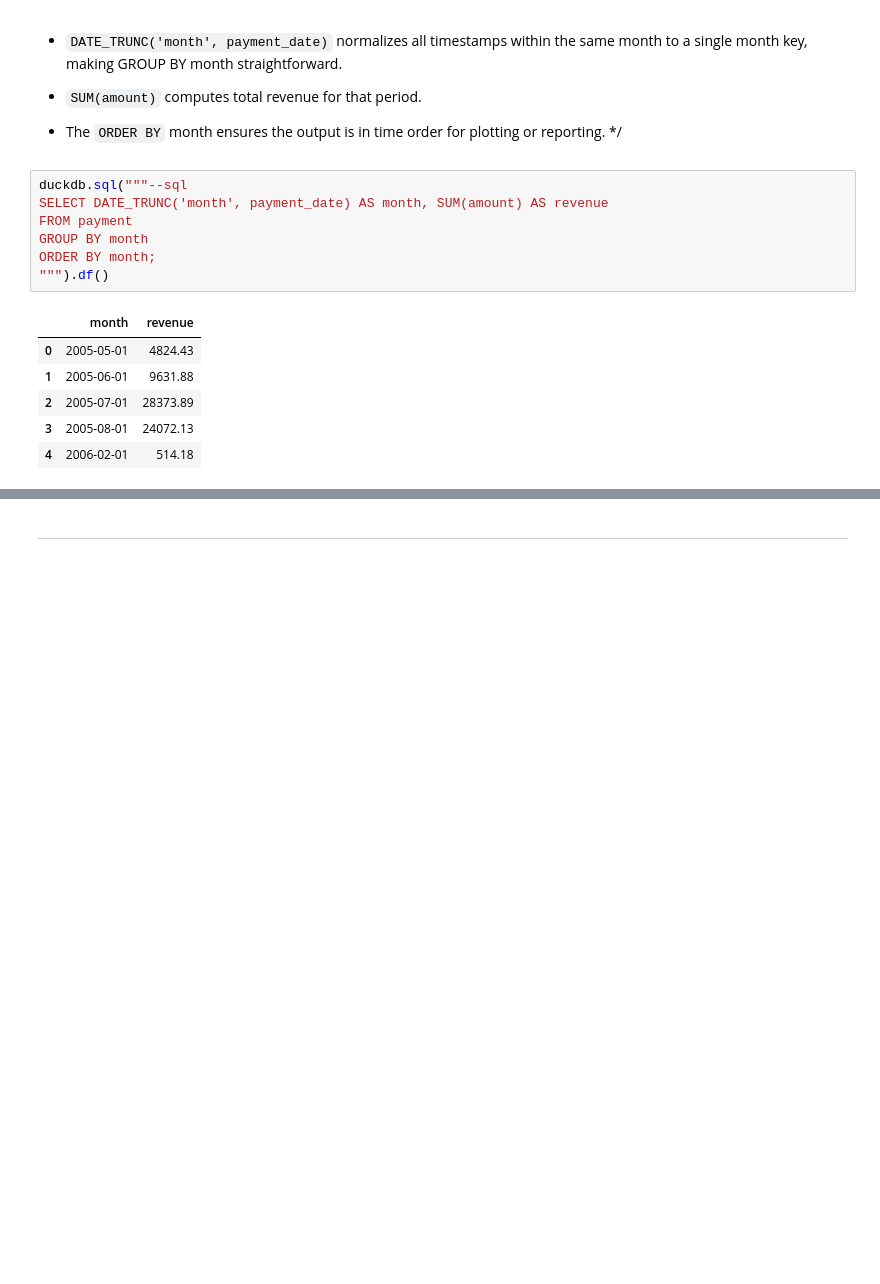
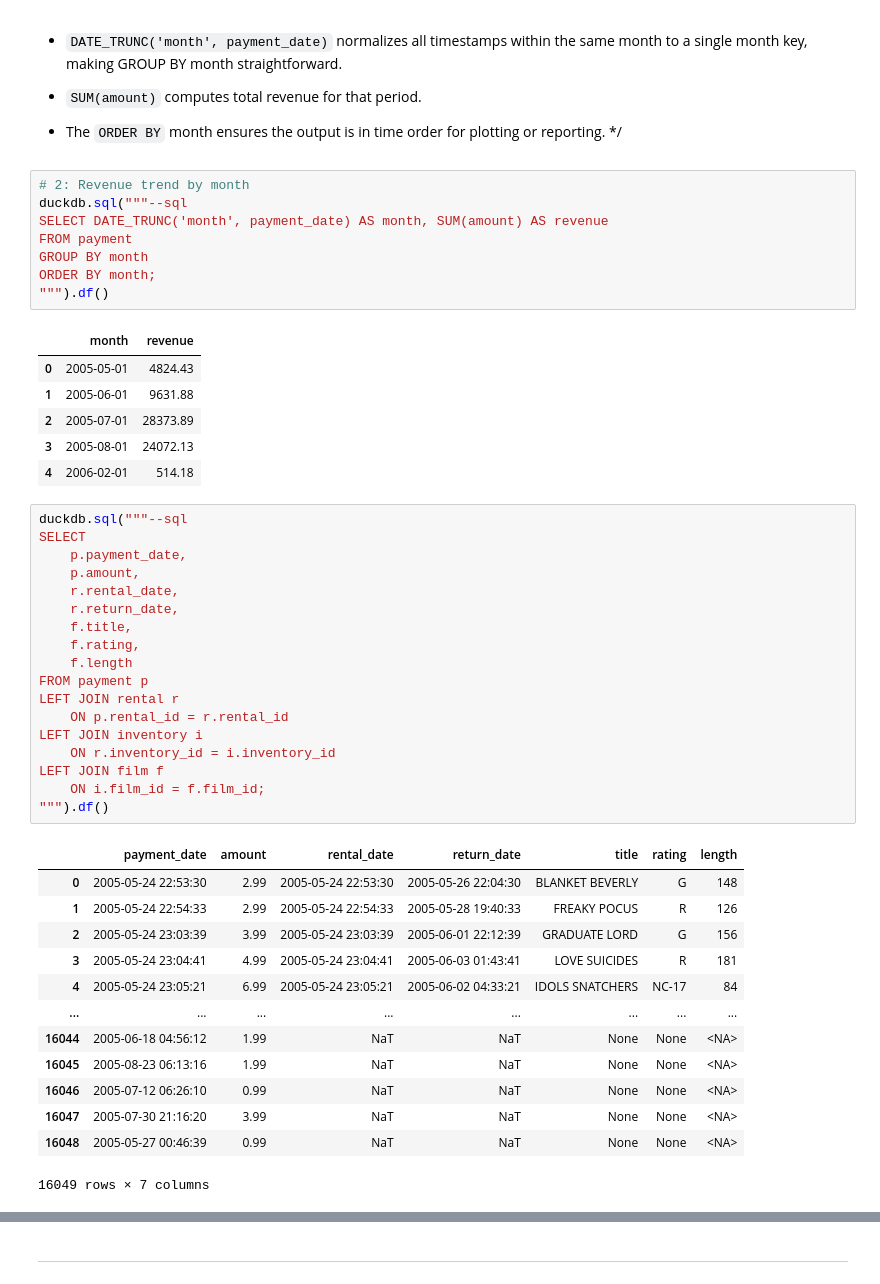
Before and after one commit to Akina-Aoki/sql_lab1_aira_franco, a Jupyter notebook: duckdb_pandas.ipynb, the cells around one changed output, grey strips where cells are left out. Cells and saved outputs as stored; diff of their text form; blank space fills up the shorter version.

```diff
--- a/duckdb_pandas.ipynb
+++ b/duckdb_pandas.ipynb
@@ -611,6 +667,7 @@ making GROUP BY month straightforward.
 
 - The `ORDER BY` month ensures the output is in time order for plotting or reporting. */
 # %%
+# 2: Revenue trend by month
 duckdb.sql("""--sql
 SELECT DATE_TRUNC('month', payment_date) AS month, SUM(amount) AS revenue
 FROM payment
@@ -624,3 +681,35 @@ ORDER BY month;
 | 2 | 2005-07-01 | 28373.89 |
 | 3 | 2005-08-01 | 24072.13 |
 | 4 | 2006-02-01 | 514.18 |
+# %%
+duckdb.sql("""--sql
+SELECT
+    p.payment_date,
+    p.amount,
+    r.rental_date,
+    r.return_date,
+    f.title,
+    f.rating,
+    f.length
+FROM payment p
+LEFT JOIN rental r
+    ON p.rental_id = r.rental_id
+LEFT JOIN inventory i
+    ON r.inventory_id = i.inventory_id
+LEFT JOIN film f
+    ON i.film_id = f.film_id;
+""").df()
+# %% [output]
+|  | payment_date | amount | rental_date | return_date | title | rating | length |
+| 0 | 2005-05-24 22:53:30 | 2.99 | 2005-05-24 22:53:30 | 2005-05-26 22:04:30 | BLANKET BEVERLY | G | 148 |
+| 1 | 2005-05-24 22:54:33 | 2.99 | 2005-05-24 22:54:33 | 2005-05-28 19:40:33 | FREAKY POCUS | R | 126 |
+| 2 | 2005-05-24 23:03:39 | 3.99 | 2005-05-24 23:03:39 | 2005-06-01 22:12:39 | GRADUATE LORD | G | 156 |
+| 3 | 2005-05-24 23:04:41 | 4.99 | 2005-05-24 23:04:41 | 2005-06-03 01:43:41 | LOVE SUICIDES | R | 181 |
+| 4 | 2005-05-24 23:05:21 | 6.99 | 2005-05-24 23:05:21 | 2005-06-02 04:33:21 | IDOLS SNATCHERS | NC-17 | 84 |
+| ... | ... | ... | ... | ... | ... | ... | ... |
+| 16044 | 2005-06-18 04:56:12 | 1.99 | NaT | NaT | None | None | <NA> |
+| 16045 | 2005-08-23 06:13:16 | 1.99 | NaT | NaT | None | None | <NA> |
+| 16046 | 2005-07-12 06:26:10 | 0.99 | NaT | NaT | None | None | <NA> |
+| 16047 | 2005-07-30 21:16:20 | 3.99 | NaT | NaT | None | None | <NA> |
+| 16048 | 2005-05-27 00:46:39 | 0.99 | NaT | NaT | None | None | <NA> |
+16049 rows × 7 columns
```
Also changed, not shown: parts of 23 cells of this notebook, 1 other file.
